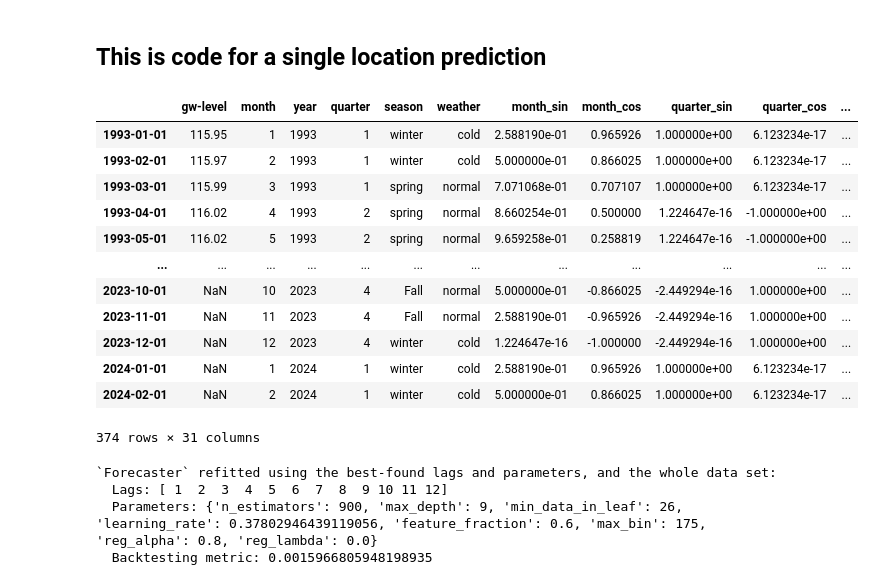
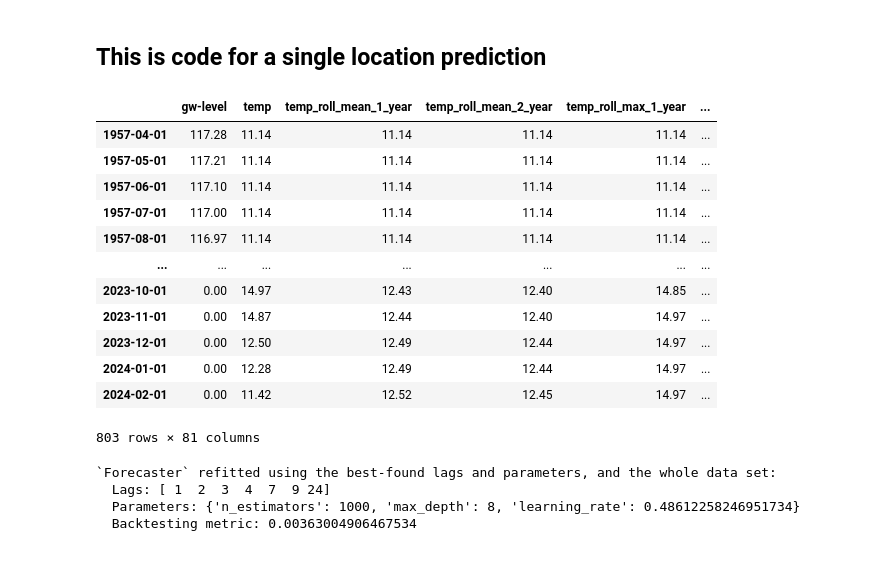
Before and after one commit to Ainard09/ai4ls_2_water_prediction, a Jupyter notebook: notebooks/gw_training_prediction_part4.ipynb, the cells around one changed output. Drawn from its saved outputs; the diff is of its cells as text; code cells hidden in the pictures.

```diff
--- a/notebooks/gw_training_prediction_part4.ipynb
+++ b/notebooks/gw_training_prediction_part4.ipynb
@@ -974,29 +967,29 @@ df_smapes_all
 # %% [markdown]
 ## This is code for a single location prediction
 # %%
-df_exog = pd.read_csv("/content/drive/MyDrive/processed_data/Burgenland-335588.csv")
+df_exog = pd.read_csv("/content/drive/MyDrive/clean_processed_data_part1/processed_Burgenland-305540.csv")
 
 # set categorical columns astype category for the transformer model to auto detect them
 df_exog["season"] = df_exog["season"].astype("category")
 df_exog["weather"] = df_exog["weather"].astype("category")
 df_exog["date"] = pd.to_datetime(df_exog["date"])
 df_exog.set_index("date", inplace=True)
 
 # set the datatime range index to monthly freq
 df_exog.index = pd.date_range(start=df_exog.index.min(), end=df_exog.index.max(), freq='MS')
 df_exog
 # %% [output]
-|  | gw-level | month | year | quarter | season | weather | month_sin | month_cos | quarter_sin | quarter_cos | ... |
-| 1993-01-01 | 115.95 | 1 | 1993 | 1 | winter | cold | 2.588190e-01 | 0.965926 | 1.000000e+00 | 6.123234e-17 | ... |
-| 1993-02-01 | 115.97 | 2 | 1993 | 1 | winter | cold | 5.000000e-01 | 0.866025 | 1.000000e+00 | 6.123234e-17 | ... |
-| 1993-03-01 | 115.99 | 3 | 1993 | 1 | spring | normal | 7.071068e-01 | 0.707107 | 1.000000e+00 | 6.123234e-17 | ... |
-| 1993-04-01 | 116.02 | 4 | 1993 | 2 | spring | normal | 8.660254e-01 | 0.500000 | 1.224647e-16 | -1.000000e+00 | ... |
-| 1993-05-01 | 116.02 | 5 | 1993 | 2 | spring | normal | 9.659258e-01 | 0.258819 | 1.224647e-16 | -1.000000e+00 | ... |
-| ... | ... | ... | ... | ... | ... | ... | ... | ... | ... | ... | ... |
-| 2023-10-01 | NaN | 10 | 2023 | 4 | Fall | normal | 5.000000e-01 | -0.866025 | -2.449294e-16 | 1.000000e+00 | ... |
-| 2023-11-01 | NaN | 11 | 2023 | 4 | Fall | normal | 2.588190e-01 | -0.965926 | -2.449294e-16 | 1.000000e+00 | ... |
-| 2023-12-01 | NaN | 12 | 2023 | 4 | winter | cold | 1.224647e-16 | -1.000000 | -2.449294e-16 | 1.000000e+00 | ... |
-| 2024-01-01 | NaN | 1 | 2024 | 1 | winter | cold | 2.588190e-01 | 0.965926 | 1.000000e+00 | 6.123234e-17 | ... |
-| 2024-02-01 | NaN | 2 | 2024 | 1 | winter | cold | 5.000000e-01 | 0.866025 | 1.000000e+00 | 6.123234e-17 | ... |
+|  | gw-level | temp | temp_roll_mean_1_year | temp_roll_mean_2_year | temp_roll_max_1_year | ... |
+| 1957-04-01 | 117.28 | 11.14 | 11.14 | 11.14 | 11.14 | ... |
+| 1957-05-01 | 117.21 | 11.14 | 11.14 | 11.14 | 11.14 | ... |
+| 1957-06-01 | 117.10 | 11.14 | 11.14 | 11.14 | 11.14 | ... |
+| 1957-07-01 | 117.00 | 11.14 | 11.14 | 11.14 | 11.14 | ... |
+| 1957-08-01 | 116.97 | 11.14 | 11.14 | 11.14 | 11.14 | ... |
+| ... | ... | ... | ... | ... | ... | ... |
+| 2023-10-01 | 0.00 | 14.97 | 12.43 | 12.40 | 14.85 | ... |
+| 2023-11-01 | 0.00 | 14.87 | 12.44 | 12.40 | 14.97 | ... |
+| 2023-12-01 | 0.00 | 12.50 | 12.49 | 12.44 | 14.97 | ... |
+| 2024-01-01 | 0.00 | 12.28 | 12.49 | 12.44 | 14.97 | ... |
+| 2024-02-01 | 0.00 | 11.42 | 12.52 | 12.45 | 14.97 | ... |
-374 rows × 31 columns
+803 rows × 81 columns
 # %%
@@ -1052,10 +1030,15 @@ def search_hyperparameters(data, one_hot_encoder):
 
     # instantiate a forcaster transformer with categorical features
     forecaster = ForecasterAutoreg(
-        regressor = LGBMRegressor(random_state=15926, verbose=-1),
-        lags = 24,
-        transformer_exog = one_hot_encoder,
-        fit_kwargs = {"categorical_feature": "auto"}
+    regressor = CatBoostRegressor(
+                    random_state=123,
+                    silent=True,
+                    allow_writing_files=False,
+                    boosting_type = 'Plain', # Faster training
+                    leaf_estimation_iterations = 3, # Faster training
+                ),
+    lags = 24,
+    transformer_exog = one_hot_encoder
     )
 
     # search for best parameters
@@ -1083,9 +1066,9 @@ def search_hyperparameters(data, one_hot_encoder):
 best_params, forecaster =  search_hyperparameters(df_exog, transformer_exog)
 # %% [output]
 `Forecaster` refitted using the best-found lags and parameters, and the whole data set:
-  Lags: [ 1  2  3  4  5  6  7  8  9 10 11 12]
-  Parameters: {'n_estimators': 900, 'max_depth': 9, 'min_data_in_leaf': 26, 'learning_rate': 0.37802946439119056, 'feature_fraction': 0.6, 'max_bin': 175, 'reg_alpha': 0.8, 'reg_lambda': 0.0}
-  Backtesting metric: 0.0015966805948198935
+  Lags: [ 1  2  3  4  7  9 24]
+  Parameters: {'n_estimators': 1000, 'max_depth': 8, 'learning_rate': 0.48612258246951734}
+  Backtesting metric: 0.00363004906467534
 # %%
 data = df_exog.copy()
 exog_data = data.drop("gw-level", axis=1)
```
Also changed, not shown: parts of 6 cells of this notebook.
